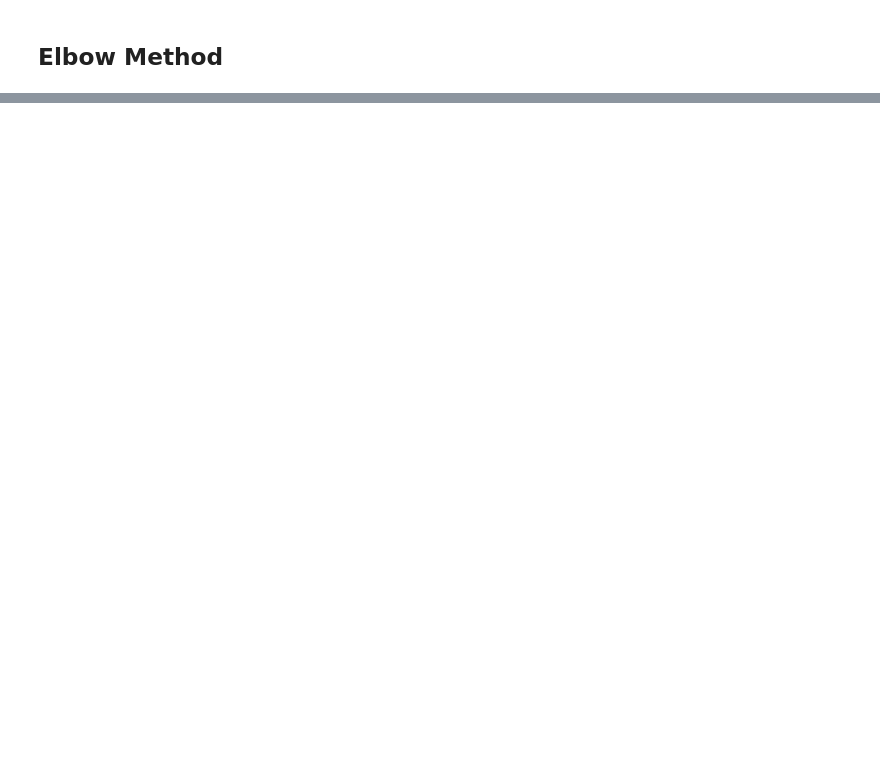
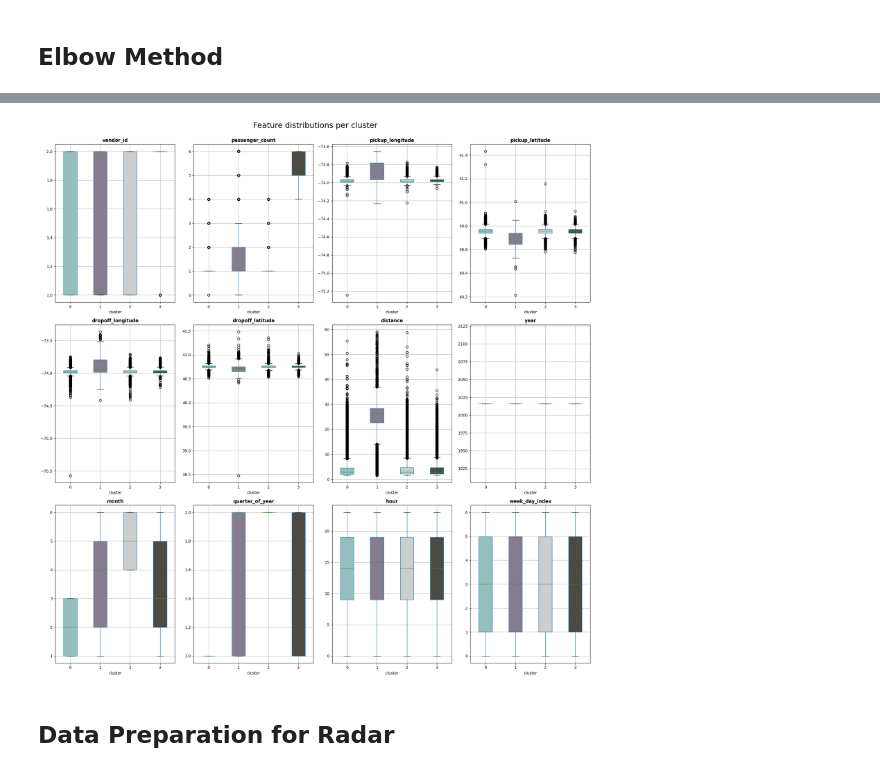
Before and after one commit to adam-25/NYC-taxi-Trip-duration-BigData-Analysis, a Jupyter notebook: ML Model/NYC Taxi Duration - Clustering.ipynb, the cells around one changed output, grey strips where cells are left out. Drawn from its saved outputs; the diff is of its cells as text; code cells hidden in the pictures; blank space fills up the shorter version.

```diff
--- a/ML Model/NYC Taxi Duration - Clustering.ipynb
+++ b/ML Model/NYC Taxi Duration - Clustering.ipynb
@@ -189,0 +215,30 @@ Cluster:  3  Total Data Points:  171302
+# %%
+# Add a cluster column in dataframes.
+input_col_pandas_df['cluster'] = kmeans_cluster.labels_
+X['cluster'] = kmeans_cluster.labels_
+# %%
+# Get features from kmeans model.
+features = kmeans_cluster.feature_names_in_
+n_cols = 4
+n_rows = len(features) // n_cols + (len(features) % n_cols > 0)
+
+fig = plt.figure(figsize = (20,20))
+
+# Create a box for each feature in each cluster.
+for n, feature in enumerate(features):
+    ax = plt.subplot(n_rows, n_cols, n + 1)
+    box = input_col_pandas_df[[feature, 'cluster']].boxplot(by = 'cluster', ax = ax, return_type = 'both', patch_artist = True)
+
+    for row_key, (ax, row) in box.items():
+        ax.set_xlabel('cluster')
+        ax.set_title(feature, fontweight = "bold")
+        for i, box in enumerate(row['boxes']):
+            box.set_facecolor(cluster_colors[i])
+
+fig.suptitle('Feature distributions per cluster', fontsize = 20, y = 1)
+plt.tight_layout()
+plt.show()
+# %% [output]
+[figure, added]
+# %% [markdown]
+## Data Preparation for Radar
```
Also changed, not shown: parts of 17 cells of this notebook.
